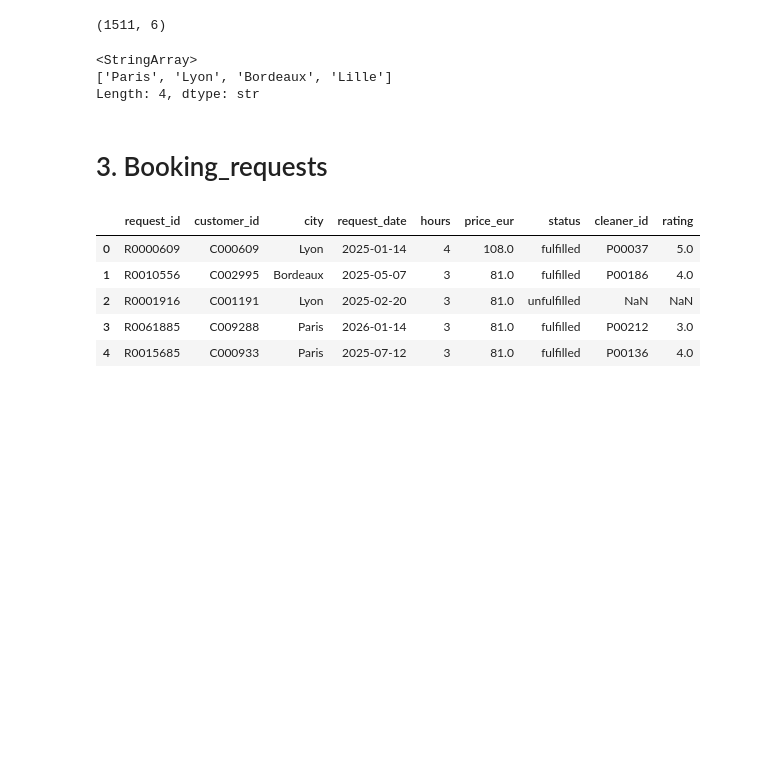
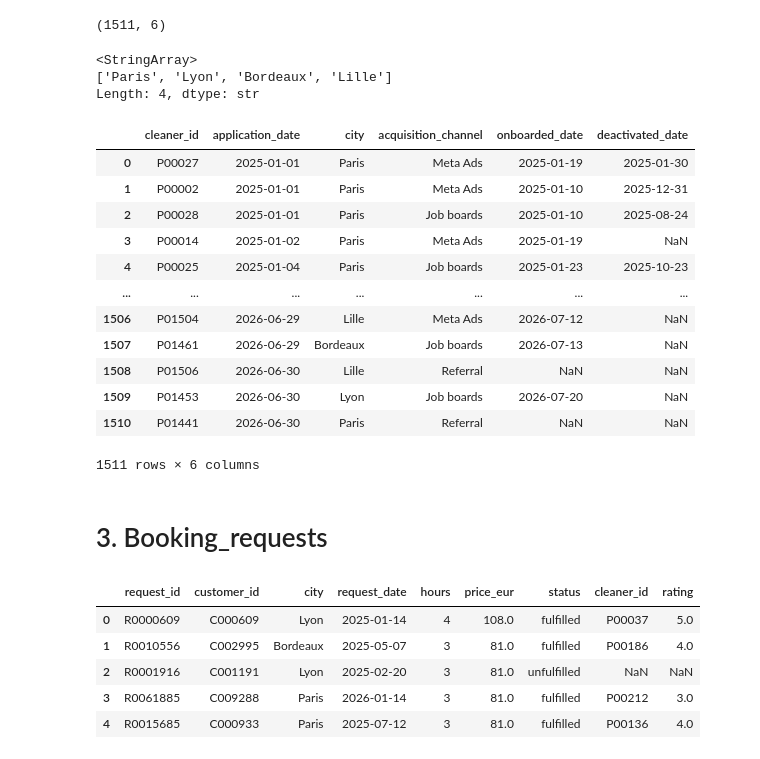
Before and after one commit to Berenice029/Growth_modelling_project, a Jupyter notebook: notebook.ipynb, the cells around one changed output. Drawn from its saved outputs; the diff is of its cells as text; code cells hidden in the pictures; blank space fills up the shorter version.

Commit message:
feat: cleaned data

```diff
--- a/notebook.ipynb
+++ b/notebook.ipynb
@@ -2,10 +2,10 @@
 import pandas as pd
 import re
 # %%
-booking_requests_df = pd.read_csv("booking_requests.csv")
-cleaners_df = pd.read_csv("cleaners.csv")
-customers_df = pd.read_csv("customers.csv")
-marketing_spend_df = pd.read_csv("marketing_spend.csv")
+booking_requests_df = pd.read_csv("data/booking_requests.csv")
+cleaners_df = pd.read_csv("data/cleaners.csv")
+customers_df = pd.read_csv("data/customers.csv")
+marketing_spend_df = pd.read_csv("data/marketing_spend.csv")
 # %% [markdown]
 # 1. Customers
 # %%
@@ -188,7 +207,21 @@ cleaners_df["city"].unique()
 ['Paris', 'Lyon', 'Bordeaux', 'Lille']
 Length: 4, dtype: str
 # %%
-# need to check the dates chronology
+cleaners_df
+# %% [output]
+|  | cleaner_id | application_date | city | acquisition_channel | onboarded_date | deactivated_date |
+| 0 | P00027 | 2025-01-01 | Paris | Meta Ads | 2025-01-19 | 2025-01-30 |
+| 1 | P00002 | 2025-01-01 | Paris | Meta Ads | 2025-01-10 | 2025-12-31 |
+| 2 | P00028 | 2025-01-01 | Paris | Job boards | 2025-01-10 | 2025-08-24 |
+| 3 | P00014 | 2025-01-02 | Paris | Meta Ads | 2025-01-19 | NaN |
+| 4 | P00025 | 2025-01-04 | Paris | Job boards | 2025-01-23 | 2025-10-23 |
+| ... | ... | ... | ... | ... | ... | ... |
+| 1506 | P01504 | 2026-06-29 | Lille | Meta Ads | 2026-07-12 | NaN |
+| 1507 | P01461 | 2026-06-29 | Bordeaux | Job boards | 2026-07-13 | NaN |
+| 1508 | P01506 | 2026-06-30 | Lille | Referral | NaN | NaN |
+| 1509 | P01453 | 2026-06-30 | Lyon | Job boards | 2026-07-20 | NaN |
+| 1510 | P01441 | 2026-06-30 | Paris | Referral | NaN | NaN |
+1511 rows × 6 columns
 # %% [markdown]
 # 3. Booking_requests
 # %%
```
Also changed, not shown: parts of 38 cells of this notebook, 4 other files.
